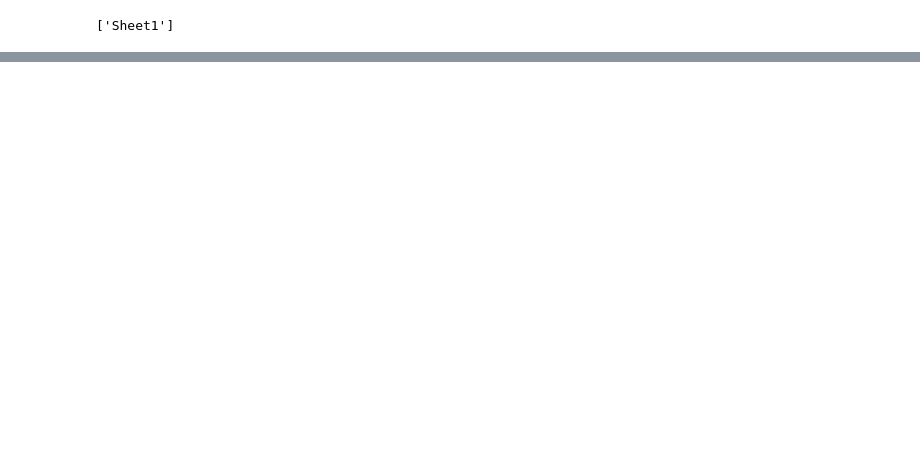
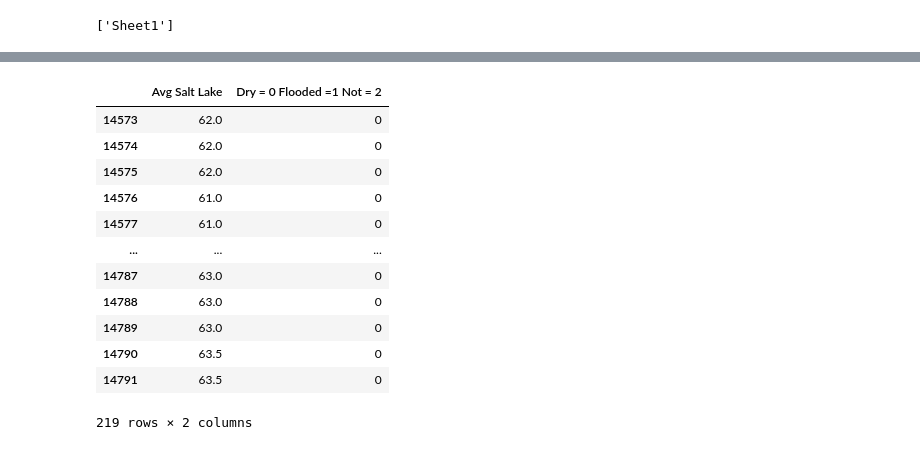
Before and after one commit to mdsinger/final_project_github, a Jupyter notebook: Weather data/salt_lake_county.ipynb, the cells around one changed output, grey strips where cells are left out. Cells and saved outputs as stored; diff of their text form; code cells hidden in the pictures; blank space fills up the shorter version.

```diff
--- a/Weather data/salt_lake_county.ipynb
+++ b/Weather data/salt_lake_county.ipynb
@@ -28,4 +33 @@ salt_lake_info_df.head()
 5 rows × 26 columns
-# %%
-X = df[['feature_1', 'feature_2', ...]]
-y = df['target_variable']
@@ -31,0 +75,17 @@ y = df['target_variable']
+# %%
+#Testing
+y
+# %% [output]
+|  | Avg Salt Lake | Dry = 0 Flooded =1 Not = 2 |
+| 14573 | 62.0 | 0 |
+| 14574 | 62.0 | 0 |
+| 14575 | 62.0 | 0 |
+| 14576 | 61.0 | 0 |
+| 14577 | 61.0 | 0 |
+| ... | ... | ... |
+| 14787 | 63.0 | 0 |
+| 14788 | 63.0 | 0 |
+| 14789 | 63.0 | 0 |
+| 14790 | 63.5 | 0 |
+| 14791 | 63.5 | 0 |
+219 rows × 2 columns
```
Also changed, not shown: parts of 10 cells of this notebook, 11 other files.
